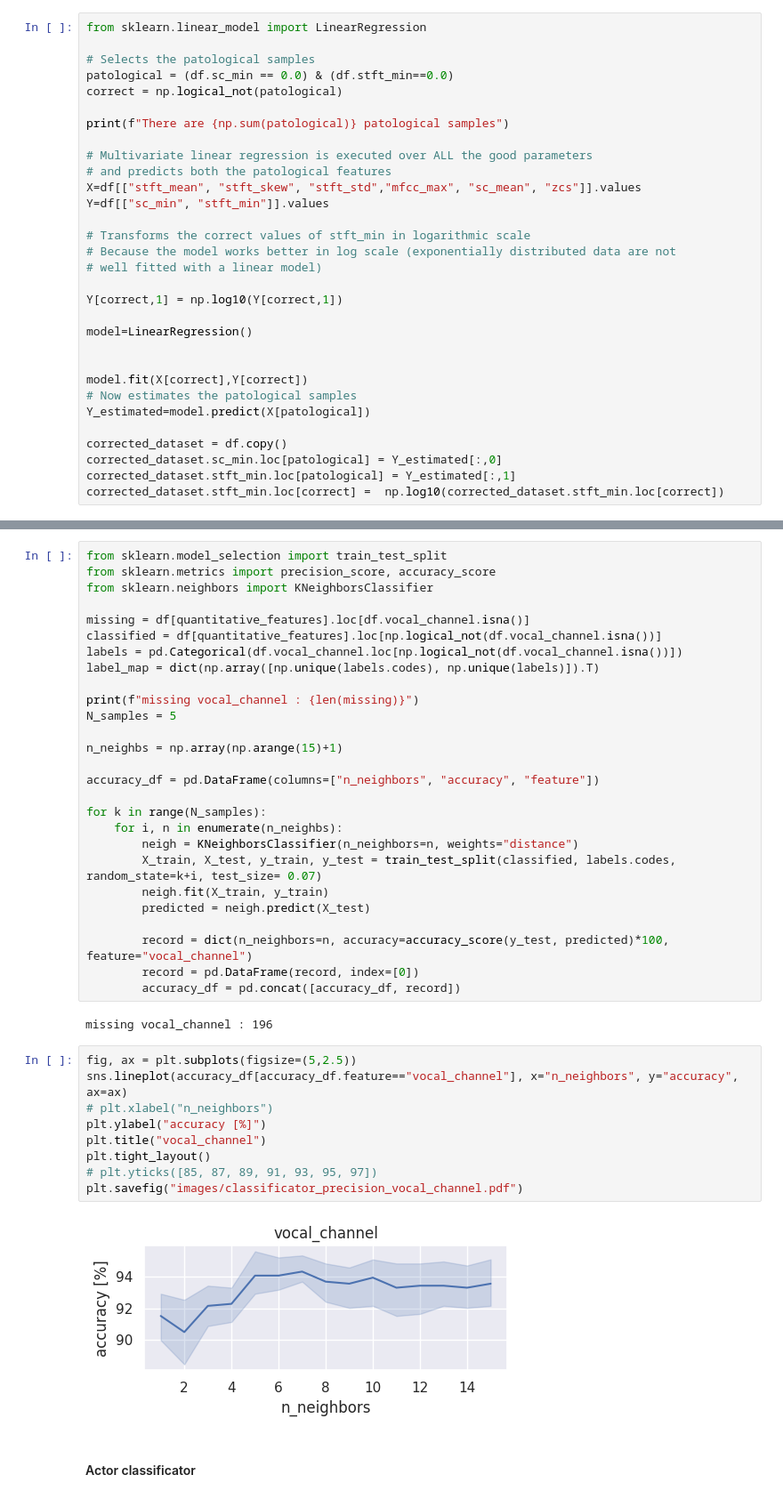
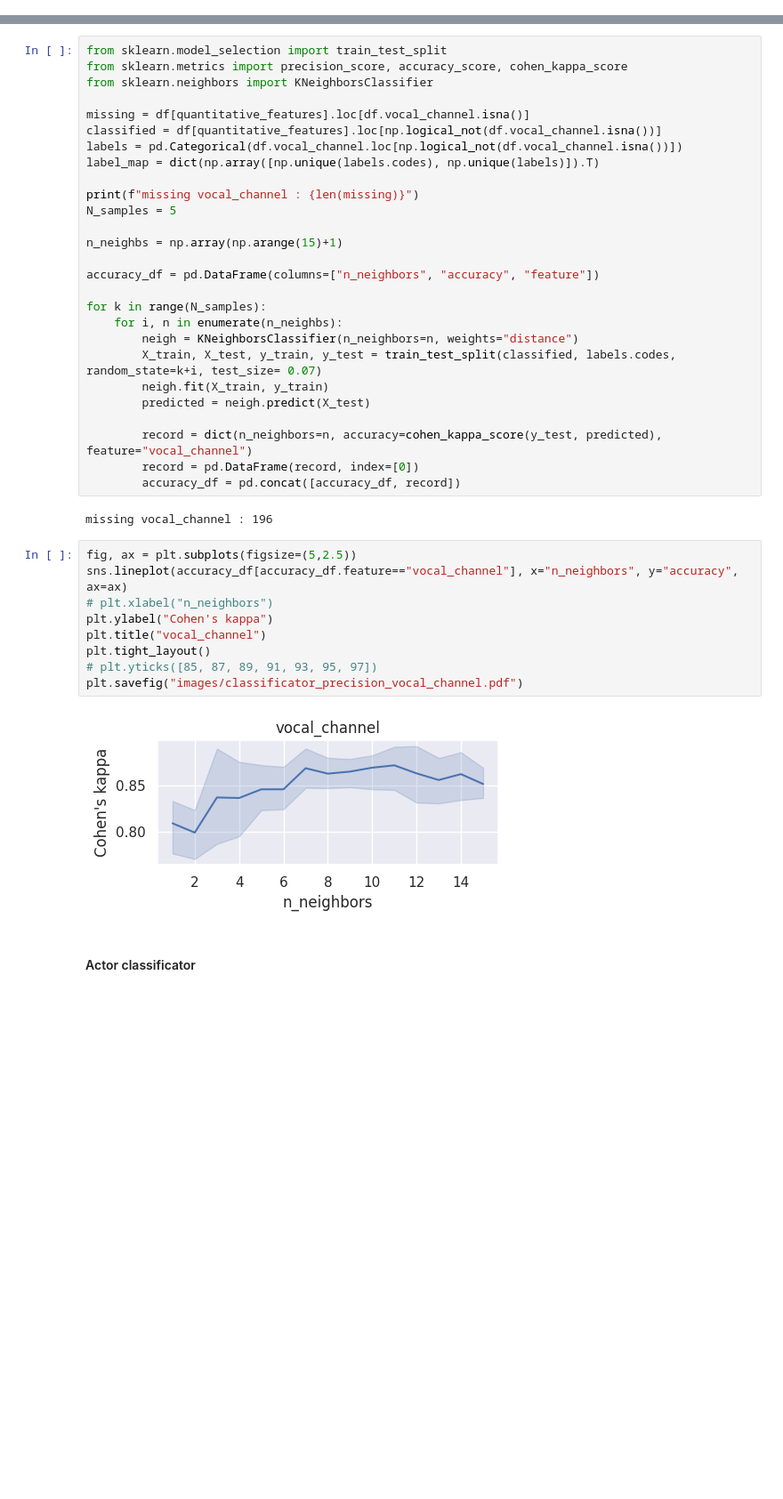
Before and after one commit to djanloo/dynamiting, a Jupyter notebook: UNDERSTANDING/data_understanding.ipynb, the cells around one changed output, grey strips where cells are left out. Shown at 89% size. Saved outputs shown, nothing was run; the diff lists cells and outputs as text; blank space fills up the shorter version.

```diff
--- a/UNDERSTANDING/data_understanding.ipynb
+++ b/UNDERSTANDING/data_understanding.ipynb
@@ -753,31 +761,0 @@ Corrections
-# %%
-from sklearn.linear_model import LinearRegression
-
-# Selects the patological samples
-patological = (df.sc_min == 0.0) & (df.stft_min==0.0)
-correct = np.logical_not(patological)
-
-print(f"There are {np.sum(patological)} patological samples")
-
-# Multivariate linear regression is executed over ALL the good parameters
-# and predicts both the patological features
-X=df[["stft_mean", "stft_skew", "stft_std","mfcc_max", "sc_mean", "zcs"]].values
-Y=df[["sc_min", "stft_min"]].values
-
-# Transforms the correct values of stft_min in logarithmic scale
-# Because the model works better in log scale (exponentially distributed data are not
-# well fitted with a linear model)
-
-Y[correct,1] = np.log10(Y[correct,1])
-
-model=LinearRegression()
-
-
-model.fit(X[correct],Y[correct])
-# Now estimates the patological samples
-Y_estimated=model.predict(X[patological])
-
-corrected_dataset = df.copy()
-corrected_dataset.sc_min.loc[patological] = Y_estimated[:,0]
-corrected_dataset.stft_min.loc[patological] = Y_estimated[:,1]
-corrected_dataset.stft_min.loc[correct] =  np.log10(corrected_dataset.stft_min.loc[correct])
@@ -895,7 +801,7 @@ df = corrected_dataset.copy()
 K-fold check to see classification power
 # %%
 from sklearn.model_selection import train_test_split
-from sklearn.metrics import precision_score, accuracy_score
+from sklearn.metrics import precision_score, accuracy_score, cohen_kappa_score
 from sklearn.neighbors import KNeighborsClassifier
 
 missing = df[quantitative_features].loc[df.vocal_channel.isna()]
@@ -917,7 +823,7 @@ for k in range(N_samples):
         neigh.fit(X_train, y_train)
         predicted = neigh.predict(X_test)
 
-        record = dict(n_neighbors=n, accuracy=accuracy_score(y_test, predicted)*100, feature="vocal_channel")
+        record = dict(n_neighbors=n, accuracy=cohen_kappa_score(y_test, predicted), feature="vocal_channel")
         record = pd.DataFrame(record, index=[0])
         accuracy_df = pd.concat([accuracy_df, record])
 # %% [output]
@@ -925,14 +831,14 @@ missing vocal_channel : 196
 # %%
 fig, ax = plt.subplots(figsize=(5,2.5))
 sns.lineplot(accuracy_df[accuracy_df.feature=="vocal_channel"], x="n_neighbors", y="accuracy", ax=ax)
 # plt.xlabel("n_neighbors")
-plt.ylabel("accuracy [%]")
+plt.ylabel("Cohen's kappa")
 plt.title("vocal_channel")
 plt.tight_layout()
 # plt.yticks([85, 87, 89, 91, 93, 95, 97])
 plt.savefig("images/classificator_precision_vocal_channel.pdf")
 # %% [output]
-[figure, old version]
+[figure, new version]
 # %% [markdown]
 #### Actor classificator
 # %%
```
Also changed, not shown: parts of 16 cells of this notebook, 35 other files.
